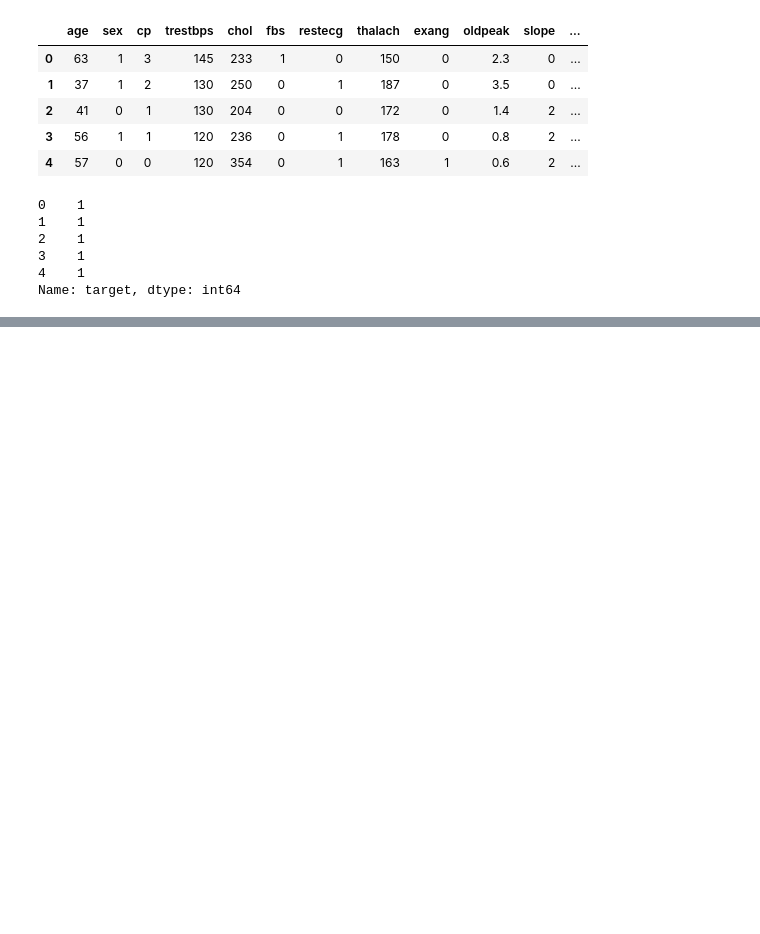
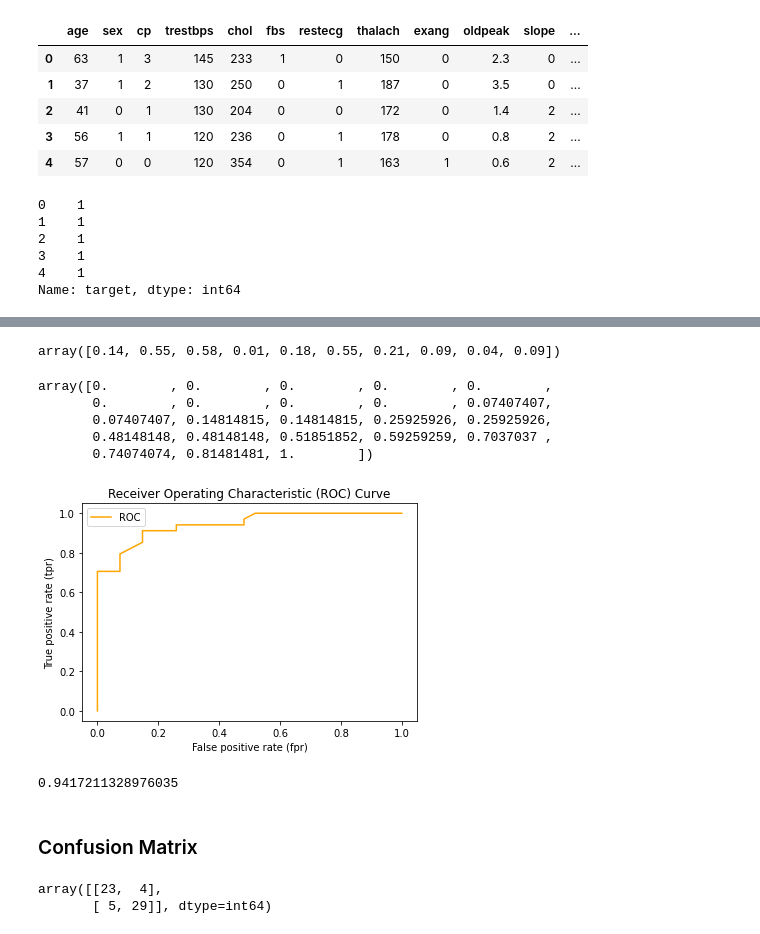
Before and after one commit to svarunid/ML-Walkthrough, a Jupyter notebook: introduction-to-scikit-learn.ipynb, the cells around one changed output, grey strips where cells are left out. Drawn from its saved outputs; the diff is of its cells as text; code cells hidden in the pictures; blank space fills up the shorter version.

```diff
--- a/introduction-to-scikit-learn.ipynb
+++ b/introduction-to-scikit-learn.ipynb
@@ -54,0 +139,5 @@ Name: target, dtype: int64
+# %%
+from sklearn.ensemble import RandomForestRegressor
+
+model = RandomForestRegressor()
+model.fit(X_train,y_train)
@@ -54,0 +472,10 @@ Name: target, dtype: int64
+# %%
+from sklearn.metrics import roc_curve
+
+# Fit the classifier
+clf.fit(X_train, y_train)
+
+# Make predictions with probabilities
+y_probs = clf.predict_proba(X_test)
+
+y_probs[:10], len(y_probs)
@@ -54,0 +494,55 @@ Name: target, dtype: int64
+# %%
+y_probs_positive = y_probs[:, 1]
+y_probs_positive[:10]
+# %% [output]
+array([0.14, 0.55, 0.58, 0.01, 0.18, 0.55, 0.21, 0.09, 0.04, 0.09])
+# %%
+fpr, tpr, thresholds = roc_curve(y_test, y_probs_positive)
+fpr
+# %% [output]
+array([0.        , 0.        , 0.        , 0.        , 0.        ,
+       0.        , 0.        , 0.        , 0.        , 0.07407407,
+       0.07407407, 0.14814815, 0.14814815, 0.25925926, 0.25925926,
+       0.48148148, 0.48148148, 0.51851852, 0.59259259, 0.7037037 ,
+       0.74074074, 0.81481481, 1.        ])
+# %%
+# Create a function for plotting ROC curves
+import matplotlib.pyplot as plt
+
+def plot_roc_curve(fpr, tpr):
+    """
+    Plots a ROC curve given the false positive rate (fpr)
+    and true positive rate (tpr) of a model.
+    """
+    # Plot roc curve
+    plt.plot(fpr, tpr, color="orange", label="ROC")
+    # Plot line with no predictive power (baseline)
+    #plt.plot([0, 1], [0, 1], color="darkblue", linestyle="--", label="Guessing")
+
+    # Customize the plot
+    plt.xlabel("False positive rate (fpr)")
+    plt.ylabel("True positive rate (tpr)")
+    plt.title("Receiver Operating Characteristic (ROC) Curve")
+    plt.legend()
+    plt.show()
+
+plot_roc_curve(fpr, tpr)
+# %% [output]
+[figure, added]
+# %%
+from sklearn.metrics import roc_auc_score
+
+roc_auc_score(y_test, y_probs_positive)
+# %% [output]
+0.9417211328976035
+# %% [markdown]
+### Confusion Matrix
+# %%
+from sklearn.metrics import confusion_matrix
+
+y_preds = clf.predict(X_test)
+
+confusion_matrix(y_test, y_preds)
+# %% [output]
+array([[23,  4],
+       [ 5, 29]], dtype=int64)
```
Also changed, not shown: parts of 118 cells of this notebook, 7 other files.
